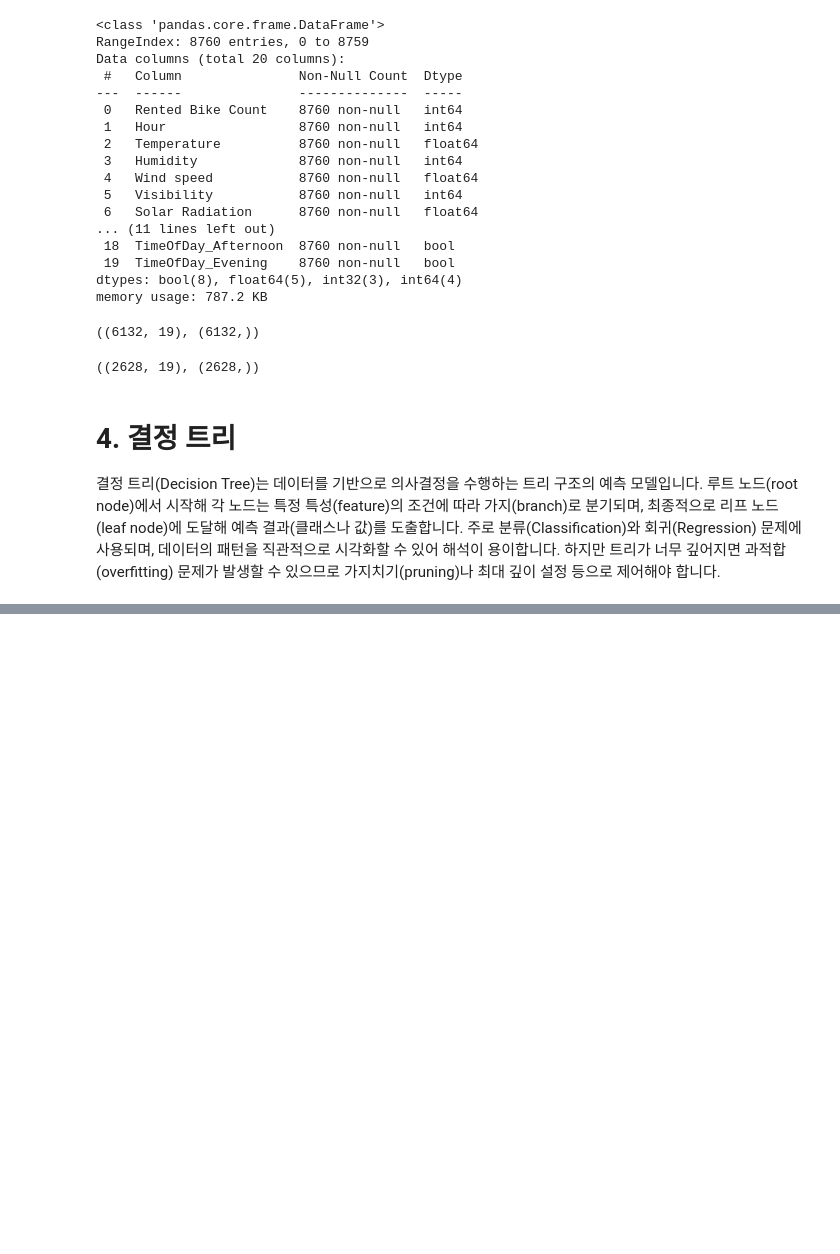
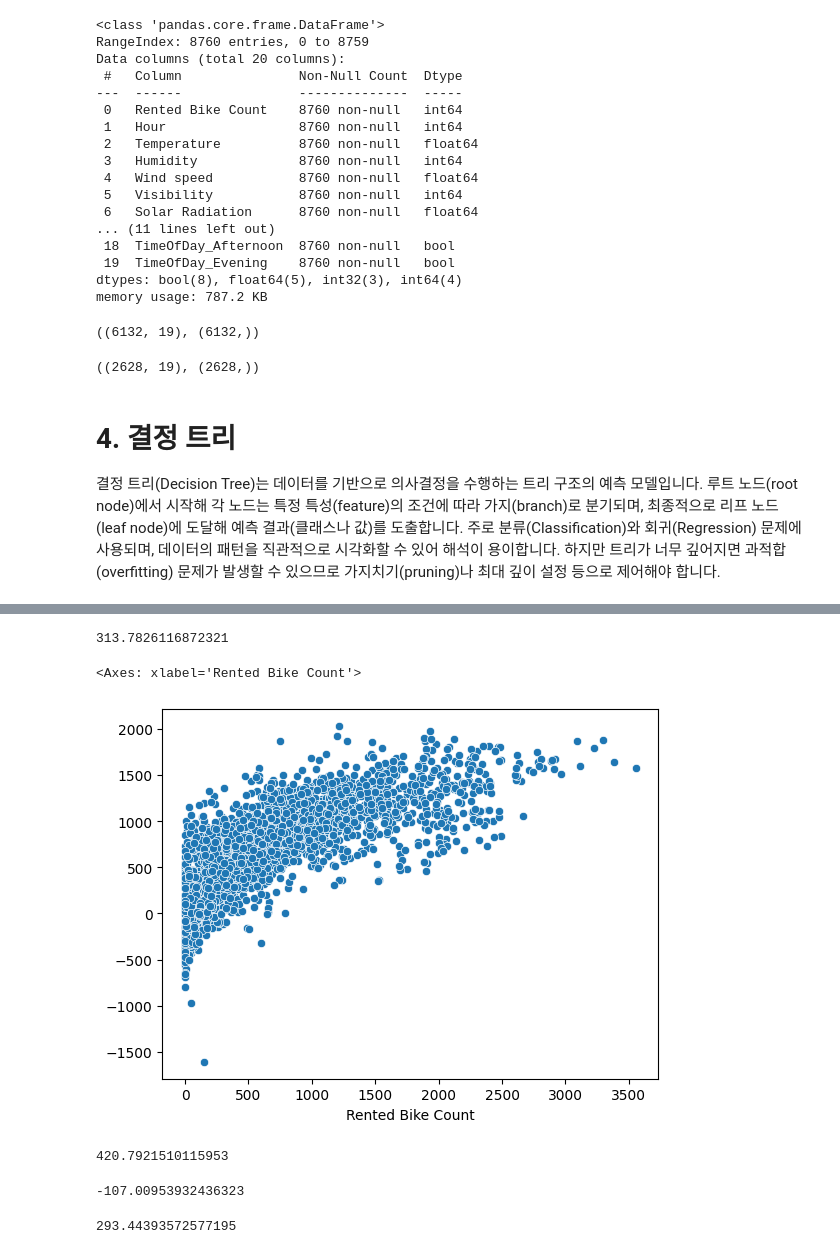
Before and after one commit to JinLeeGG/AI_Project_Preparation, a Jupyter notebook: 3. Data Analysis/10. Seoul Bike Sharing Demand Prediction/10_Seoul_Bike_Sharing_Demand_Prediction.ipynb, the cells around one changed output, grey strips where cells are left out. Cells and saved outputs as stored; diff of their text form; code cells hidden in the pictures; blank space fills up the shorter version.

```diff
--- a/3. Data Analysis/10. Seoul Bike Sharing Demand Prediction/10_Seoul_Bike_Sharing_Demand_Prediction.ipynb
+++ b/3. Data Analysis/10. Seoul Bike Sharing Demand Prediction/10_Seoul_Bike_Sharing_Demand_Prediction.ipynb
@@ -469,0 +515,41 @@ X_test.shape, y_test.shape
+# %%
+#RMSE 계산
+from sklearn.metrics import root_mean_squared_error
+
+root_mean_squared_error(y_test, pred1) # 잘 나온 값인지는 알 수 없다.
+# %% [output]
+313.7826116872321
+# %%
+from sklearn.linear_model import LinearRegression
+
+lr = LinearRegression()
+lr.fit(X_train, y_train)
+pred2 = lr.predict(X_test)
+
+# X = 정답, Y = 예측값
+sns.scatterplot(x=y_test, y=pred2) # 성능이 더 좋나?
+# %% [output]
+<Axes: xlabel='Rented Bike Count'>
+[figure, added]
+# %%
+# RMSE 계산
+root_mean_squared_error(y_test, pred2)
+# %% [output]
+420.7921510115953
+# %%
+# Decision Tree가 성능이 더 좋다.
+
+313.7826116872321 - 420.7921510115953
+# %% [output]
+-107.00953932436323
+# %%
+# Decison Tree의 HyperParameter 적용 (성능을 조금 더 올려준다.)
+# Max_depth : 어떤 기준을 둬서 데이터를 나누는데 이걸 제한해준다. (50까지)
+# Min_Samples_leaf : Tree의 Leaf가 30개가 되면 멈추게 설정 (적어지면 적어질수록 데이터를 잘 이해하기때문에 과적합이 일어난다.)
+dtr = DecisionTreeRegressor(random_state=2025, max_depth=50, min_samples_leaf=30)
+dtr.fit(X_train, y_train)
+pred3 = dtr.predict(X_test)
+
+root_mean_squared_error(y_test, pred3) # 성능이 더 좋아졌다.
+# %% [output]
+293.44393572577195
```
Also changed, not shown: parts of 15 cells of this notebook.
